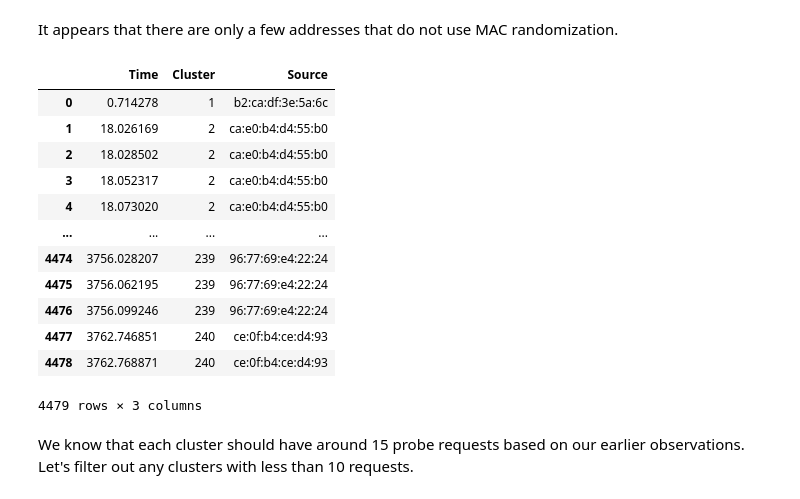
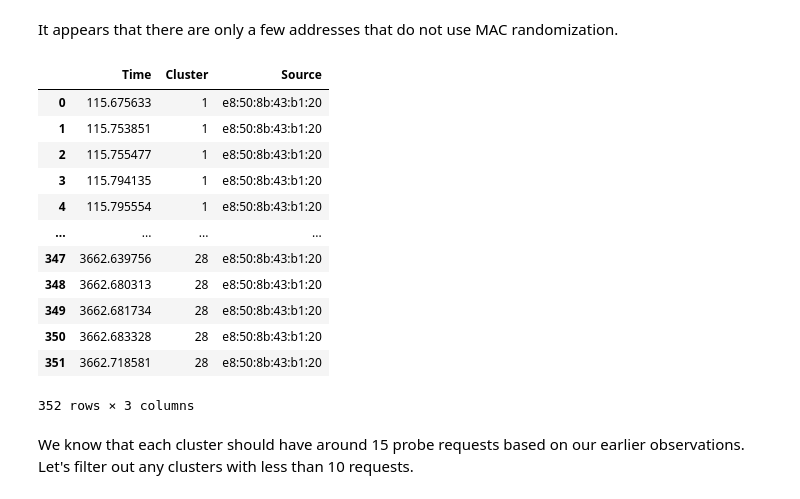
Before and after one commit to jdeinum/SDR, a Jupyter notebook: analysis/testing.ipynb, the cells around one changed output. Saved outputs shown, nothing was run; the diff lists cells and outputs as text; code cells hidden in the pictures.

```diff
--- a/analysis/testing.ipynb
+++ b/analysis/testing.ipynb
@@ -165,8 +244,7 @@ Name: Time, dtype: float64
 # %% [markdown]
 Interesting, we can see that scans are around 131 seconds apart. Naturally this is because we are only capturing the single device.
 # %%
-cutoff = -70
-filtered = df[df["Signal"] > cutoff]
+filtered = filter_data(df, -50)
 display(filtered)
 # %% [output]
 |  | Time | RTime | Channel | Signal | Seq | Source | Dest |
@@ -202,38 +275,22 @@ Name: Time, Length: 400, dtype: int64
 It appears that there are only a few addresses that do not use MAC randomization.
 # %%
 x = filtered[["RTime", "Source"]].to_numpy()
-
-dt  = np.diff(x[:, 0])
-pos = np.where(dt > 5)[0] + 1
-split = list(np.split(x, pos))
-
-res = []
-a = 1
-for cluster in split:
-    for time, addr in cluster:
-        res.append([time, a, addr])
-
-    a += 1
-
-
-
-su = DataFrame(res, columns=["Time", "Cluster", "Source"])
-su = su.astype({"Time": np.float64, "Cluster": np.int32, "Source": str})
+su = partition_data(filtered, 5)
 display(su)
 # %% [output]
 |  | Time | Cluster | Source |
-| 0 | 0.714278 | 1 | b2:ca:df:3e:5a:6c |
-| 1 | 18.026169 | 2 | ca:e0:b4:d4:55:b0 |
-| 2 | 18.028502 | 2 | ca:e0:b4:d4:55:b0 |
-| 3 | 18.052317 | 2 | ca:e0:b4:d4:55:b0 |
-| 4 | 18.073020 | 2 | ca:e0:b4:d4:55:b0 |
+| 0 | 115.675633 | 1 | e8:50:8b:43:b1:20 |
+| 1 | 115.753851 | 1 | e8:50:8b:43:b1:20 |
+| 2 | 115.755477 | 1 | e8:50:8b:43:b1:20 |
+| 3 | 115.794135 | 1 | e8:50:8b:43:b1:20 |
+| 4 | 115.795554 | 1 | e8:50:8b:43:b1:20 |
 | ... | ... | ... | ... |
-| 4474 | 3756.028207 | 239 | 96:77:69:e4:22:24 |
-| 4475 | 3756.062195 | 239 | 96:77:69:e4:22:24 |
-| 4476 | 3756.099246 | 239 | 96:77:69:e4:22:24 |
-| 4477 | 3762.746851 | 240 | ce:0f:b4:ce:d4:93 |
-| 4478 | 3762.768871 | 240 | ce:0f:b4:ce:d4:93 |
+| 347 | 3662.639756 | 28 | e8:50:8b:43:b1:20 |
+| 348 | 3662.680313 | 28 | e8:50:8b:43:b1:20 |
+| 349 | 3662.681734 | 28 | e8:50:8b:43:b1:20 |
+| 350 | 3662.683328 | 28 | e8:50:8b:43:b1:20 |
+| 351 | 3662.718581 | 28 | e8:50:8b:43:b1:20 |
-4479 rows × 3 columns
+352 rows × 3 columns
 # %% [markdown]
 We know that each cluster should have around 15 probe requests based on our earlier observations. Let's filter out any clusters with less than 10 requests.
 # %%
```
Also changed, not shown: parts of 15 cells of this notebook.
